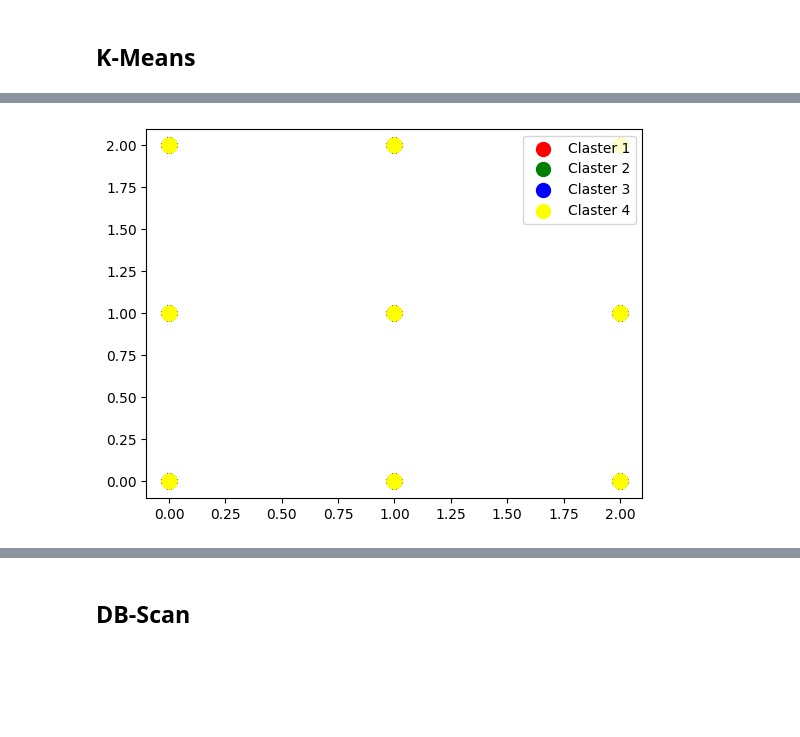
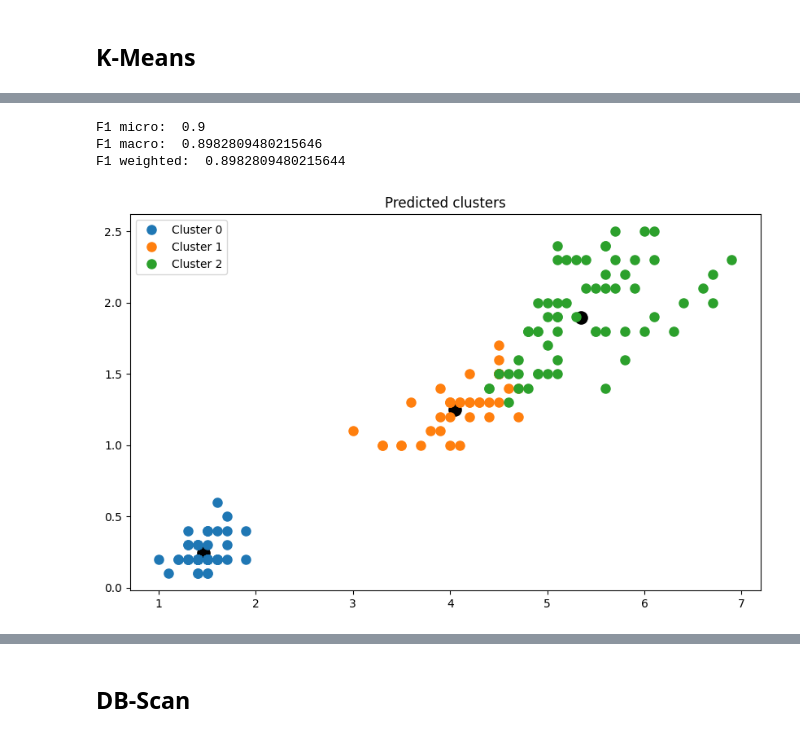
Before and after one commit to DanishevskiyNS/ML, a Jupyter notebook: Lab1 clustering.ipynb, the cells around one changed output, grey strips where cells are left out. Saved outputs shown, nothing was run; the diff lists cells and outputs as text; code cells hidden in the pictures; blank space fills up the shorter version.

```diff
--- a/Lab1 clustering.ipynb
+++ b/Lab1 clustering.ipynb
@@ -106,10 +232,18 @@ def plot_clusters(x: np.ndarray, clusters: np.ndarray, features: tuple):
-# %%
-plt.scatter(x[clusters == 0, 3], x[clusters == 0, 5], s=100, c='red', label=f'Claster {1}')
-plt.scatter(x[clusters == 1, 3], x[clusters == 1, 5], s=100, c='green',label=f'Claster {2}')
-plt.scatter(x[clusters == 2, 3], x[clusters == 2, 5], s=100, c='blue',label=f'Claster {3}')
-plt.scatter(x[clusters == 3, 3], x[clusters == 3, 5], s=100, c='yellow',label=f'Claster {4}')
-plt.legend()
-plt.show()
-# %% [output]
-[figure, removed]
+# %%
+from sklearn.cluster import KMeans
+
+kmeans = KMeans(**hyper['KMeans'])
+km = kmeans.fit(X_iris)
+clusters = km.labels_
+cluster_centers = km.cluster_centers_
+
+label_order = [2, 0, 1]
+corrected_clusters = hc_labels(clusters, label_order)
+print_f1_scores(y_iris, corrected_clusters)
+plot_clusters(X_iris, corrected_clusters, (2,3), title='Predicted clusters', center_points=cluster_centers)
+# %% [output]
+F1 micro:  0.9
+F1 macro:  0.8982809480215646
+F1 weighted:  0.8982809480215644
+[figure, added]
 # %%
```
Also changed, not shown: parts of 36 cells of this notebook, 3 other files.
